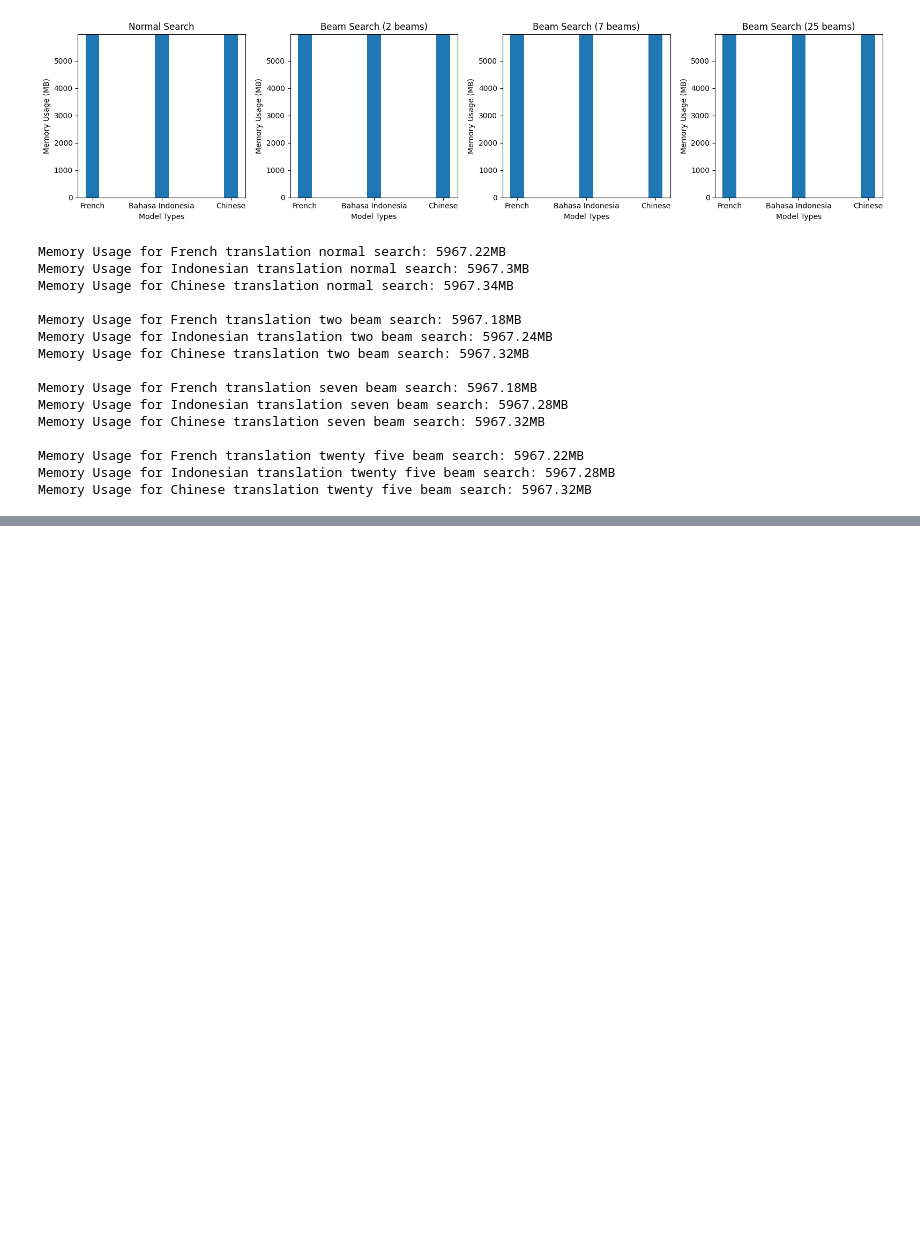
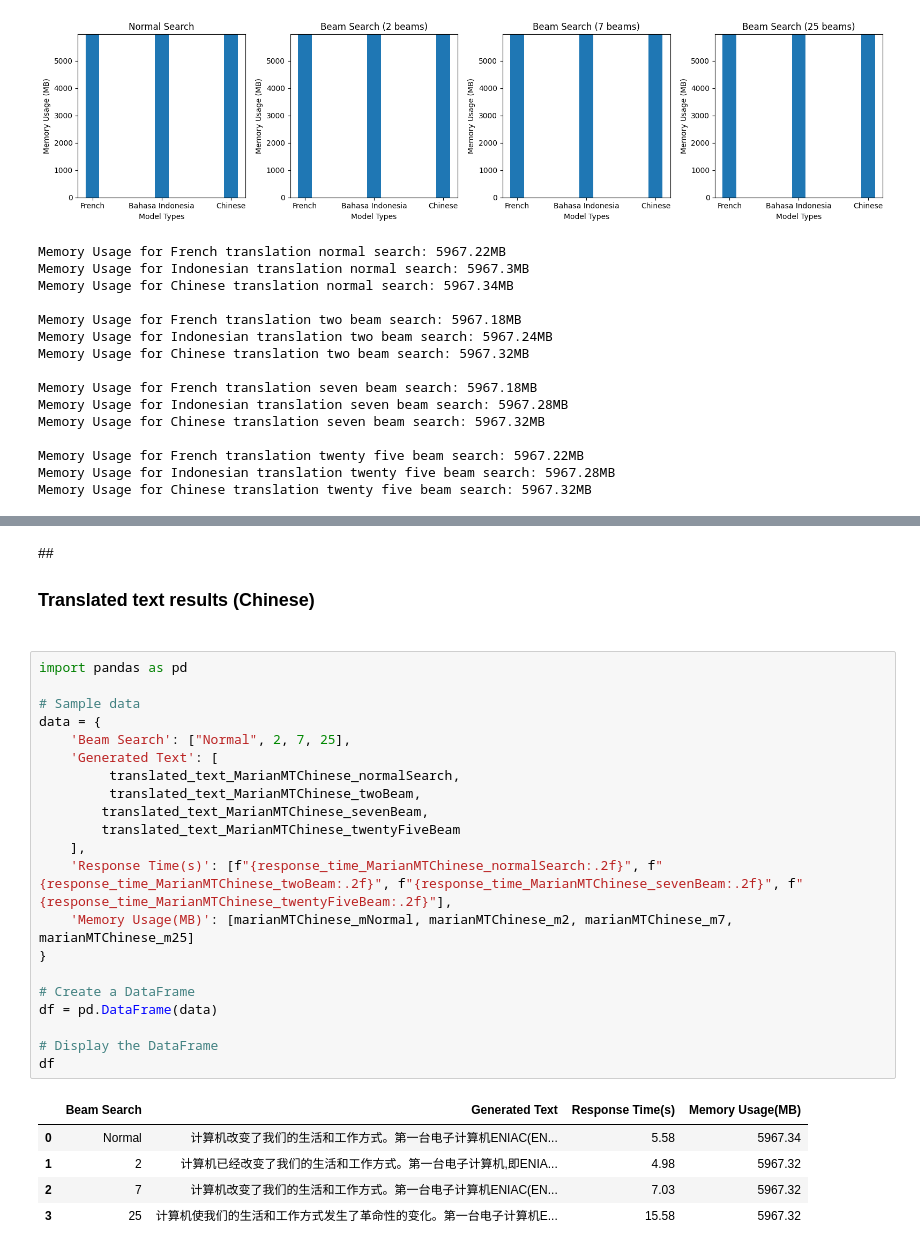
Before and after one commit to pureskill714/ICT3102-assignment2, a Jupyter notebook: 3102Assignment2.ipynb, the cells around one changed output, grey strips where cells are left out. Drawn from its saved outputs; the diff is of its cells as text; blank space fills up the shorter version.

```diff
--- a/3102Assignment2.ipynb
+++ b/3102Assignment2.ipynb
@@ -3125,0 +3186,29 @@ Memory Usage for Chinese translation twenty five beam search: 5967.32MB
+# %% [markdown]
+##<h3><b>Translated text results (Chinese)</b><h3>
+# %%
+import pandas as pd
+
+# Sample data
+data = {
+    'Beam Search': ["Normal", 2, 7, 25],
+    'Generated Text': [
+         translated_text_MarianMTChinese_normalSearch,
+         translated_text_MarianMTChinese_twoBeam,
+        translated_text_MarianMTChinese_sevenBeam,
+        translated_text_MarianMTChinese_twentyFiveBeam
+    ],
+    'Response Time(s)': [f"{response_time_MarianMTChinese_normalSearch:.2f}", f"{response_time_MarianMTChinese_twoBeam:.2f}", f"{response_time_MarianMTChinese_sevenBeam:.2f}", f"{response_time_MarianMTChinese_twentyFiveBeam:.2f}"],
+    'Memory Usage(MB)': [marianMTChinese_mNormal, marianMTChinese_m2, marianMTChinese_m7, marianMTChinese_m25]
+}
+
+# Create a DataFrame
+df = pd.DataFrame(data)
+
+# Display the DataFrame
+df
+# %% [output]
+|  | Beam Search | Generated Text | Response Time(s) | Memory Usage(MB) |
+| 0 | Normal | 计算机改变了我们的生活和工作方式。第一台电子计算机ENIAC(EN... | 5.58 | 5967.34 |
+| 1 | 2 | 计算机已经改变了我们的生活和工作方式。第一台电子计算机,即ENIA... | 4.98 | 5967.32 |
+| 2 | 7 | 计算机改变了我们的生活和工作方式。第一台电子计算机ENIAC(EN... | 7.03 | 5967.32 |
+| 3 | 25 | 计算机使我们的生活和工作方式发生了革命性的变化。第一台电子计算机E... | 15.58 | 5967.32 |
```
Also changed, not shown: parts of 5 cells of this notebook.
